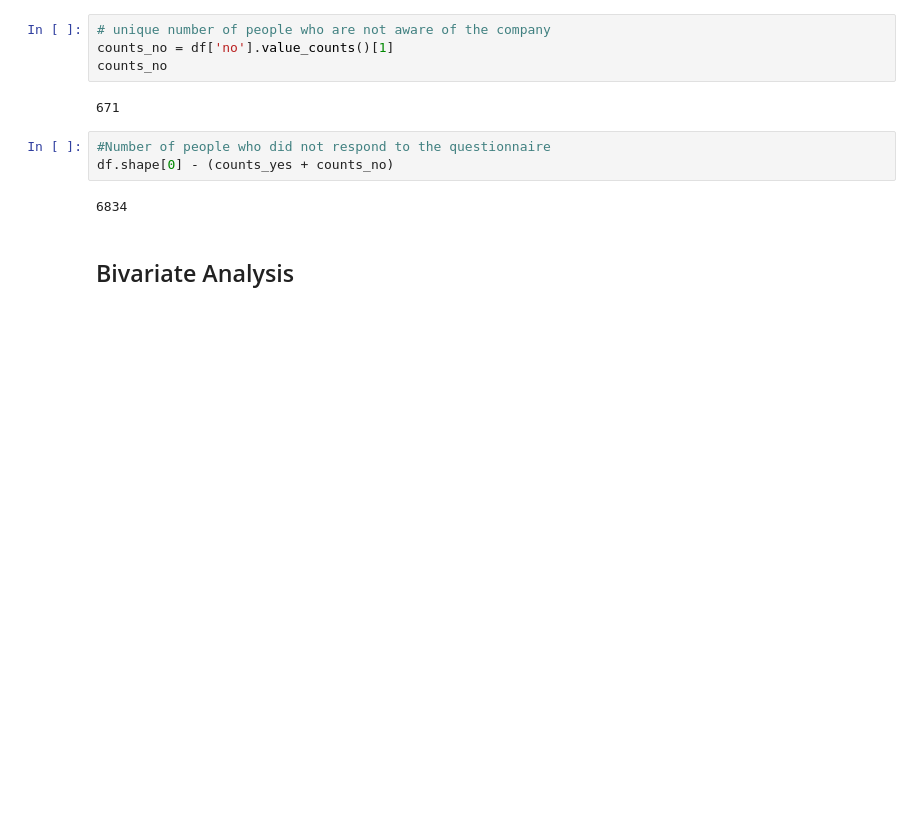
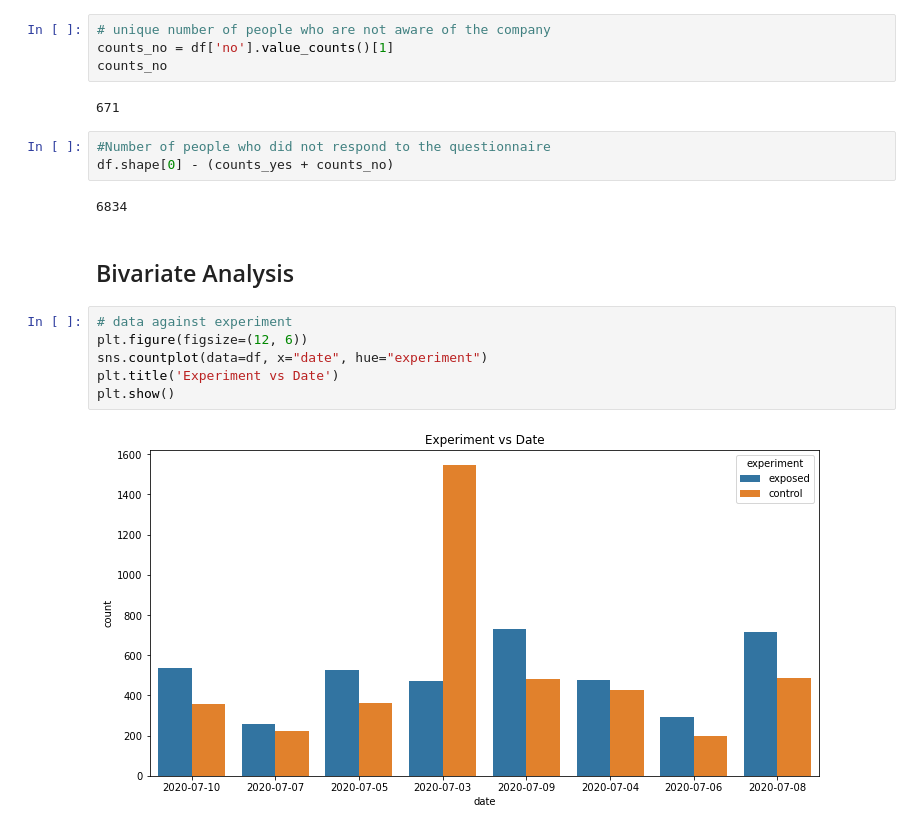
Before and after one commit to tadesse381/SmartAd_AB_test-1, a Jupyter notebook: notebooks/AdCampaingnEDA.ipynb, the cells around one changed output. Saved outputs shown, nothing was run; the diff lists cells and outputs as text; blank space fills up the shorter version.

```diff
--- a/notebooks/AdCampaingnEDA.ipynb
+++ b/notebooks/AdCampaingnEDA.ipynb
@@ -190,3 +202,11 @@ df.shape[0] - (counts_yes + counts_no)
 6834
 # %% [markdown]
 ## Bivariate Analysis
+# %%
+# data against experiment
+plt.figure(figsize=(12, 6))
+sns.countplot(data=df, x="date", hue="experiment")
+plt.title('Experiment vs Date')
+plt.show()
+# %% [output]
+[figure, added]
```
Also changed, not shown: parts of 4 cells of this notebook.
